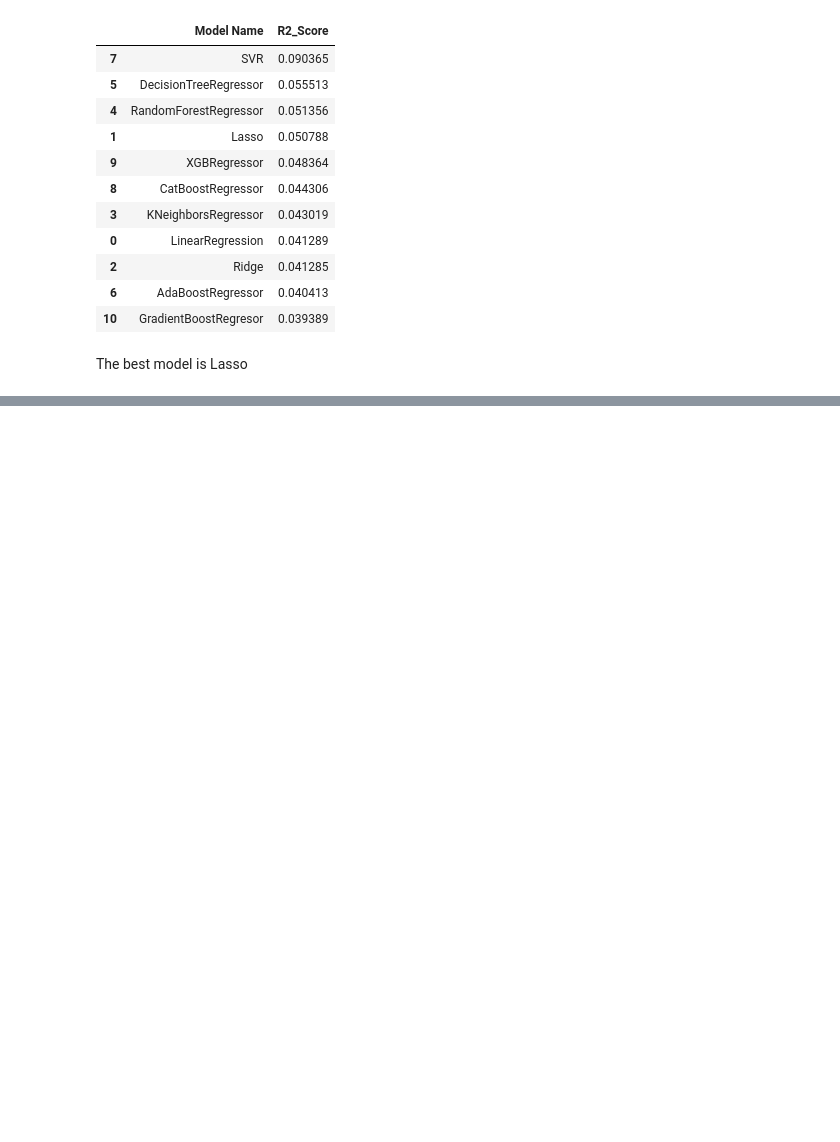
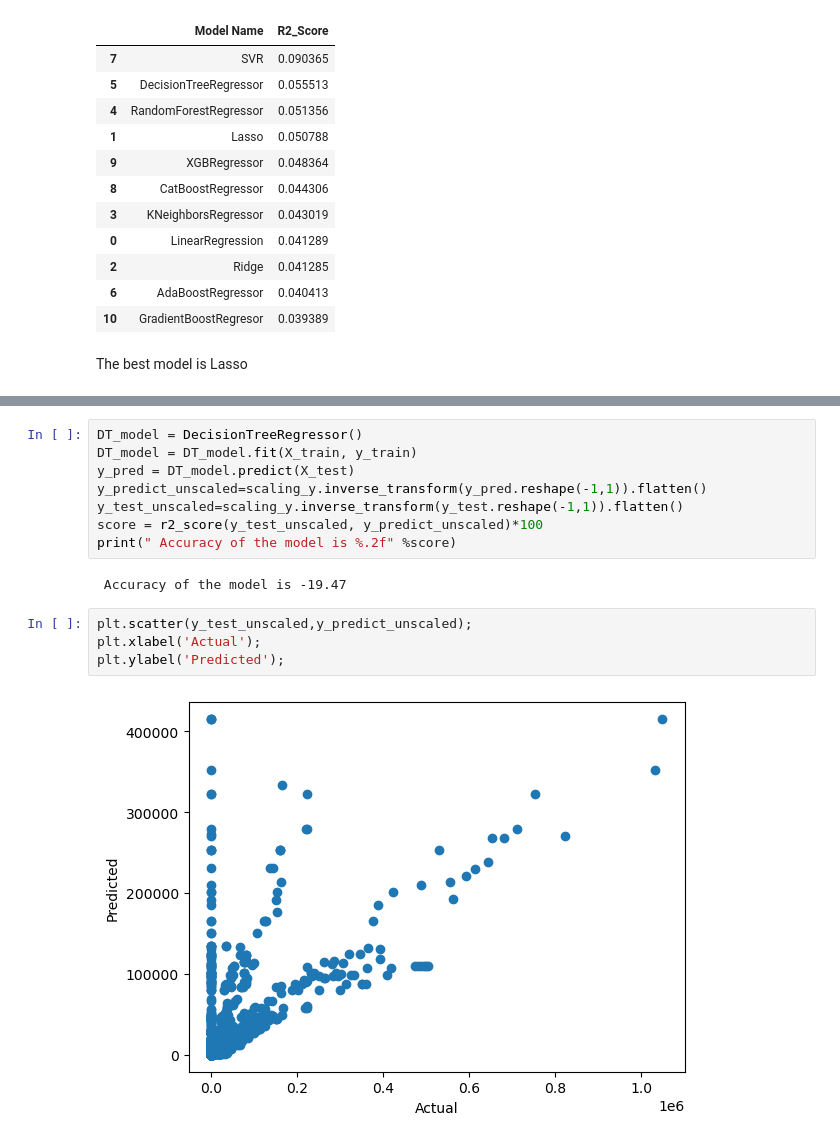
Before and after one commit to MichaelE11/Crop-Production, a Jupyter notebook: notebook/MODEL TRAINING.ipynb, the cells around one changed output, grey strips where cells are left out. Saved outputs shown, nothing was run; the diff lists cells and outputs as text; blank space fills up the shorter version.

Commit message:
model update

```diff
--- a/notebook/MODEL TRAINING.ipynb
+++ b/notebook/MODEL TRAINING.ipynb
@@ -363,0 +399,16 @@ The best model is Lasso
+# %%
+DT_model = DecisionTreeRegressor()
+DT_model = DT_model.fit(X_train, y_train)
+y_pred = DT_model.predict(X_test)
+y_predict_unscaled=scaling_y.inverse_transform(y_pred.reshape(-1,1)).flatten()
+y_test_unscaled=scaling_y.inverse_transform(y_test.reshape(-1,1)).flatten()
+score = r2_score(y_test_unscaled, y_predict_unscaled)*100
+print(" Accuracy of the model is %.2f" %score)
+# %% [output]
+ Accuracy of the model is -19.47
+# %%
+plt.scatter(y_test_unscaled,y_predict_unscaled);
+plt.xlabel('Actual');
+plt.ylabel('Predicted');
+# %% [output]
+[figure, added]
```
Also changed, not shown: parts of 6 cells of this notebook.
